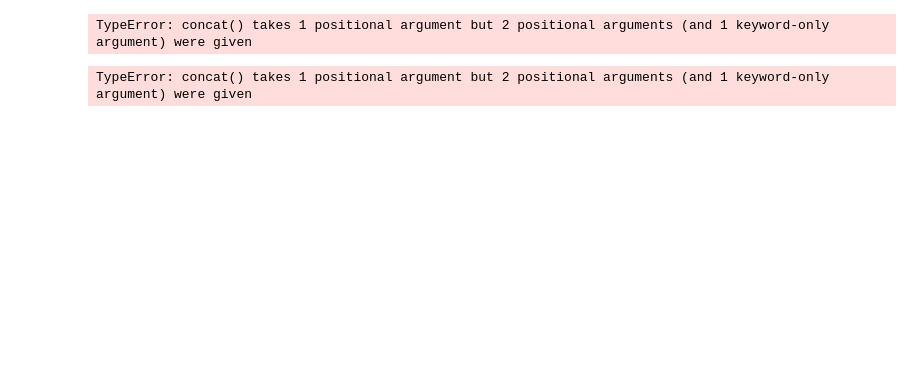
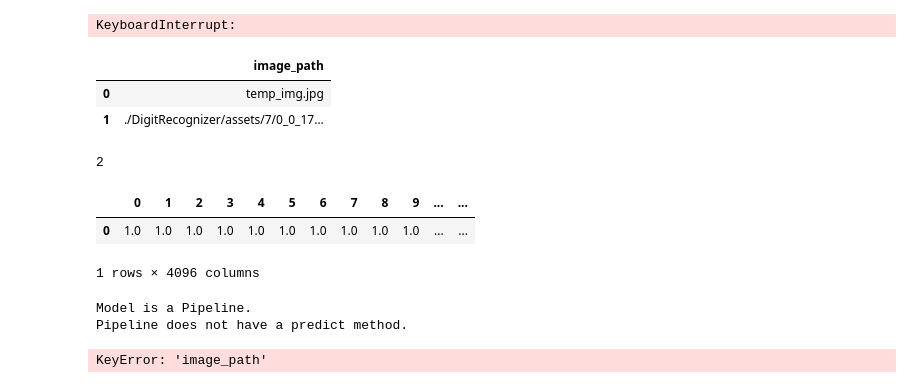
Before and after one commit to CatsPoo/SudokoSolver, a Jupyter notebook: test.ipynb, the cells around one changed output. Saved outputs shown, nothing was run; the diff lists cells and outputs as text; code cells hidden in the pictures; blank space fills up the shorter version.

```diff
--- a/test.ipynb
+++ b/test.ipynb
@@ -7,11 +8,20 @@ df = dr.build_dataset(os.path.join('DigitRecognizer','assets'))
 # %%
 pipes = dr.generate_piplines_from_classifiers_list(dr.classifiers)
 # %%
-# pipes[1].fit_transform(df.drop(dr.NUMBER,axis=1),df[dr.NUMBER])
+for pipe in pipes:
+    pipe['vectorizer'].set_invert_image(True)
+    pipe.fit(df.drop(dr.NUMBER,axis=1),df[dr.NUMBER])
+    pipe['vectorizer'].set_invert_image(False)
 # %% [output]
-TypeError: concat() takes 1 positional argument but 2 positional arguments (and 1 keyword-only argument) were given
+KeyboardInterrupt:
-# %%
-for pipe in pipes:
-    pipe.fit_transform(df.drop(dr.NUMBER,axis=1),df[dr.NUMBER])
-# %% [output]
-TypeError: concat() takes 1 positional argument but 2 positional arguments (and 1 keyword-only argument) were given
+# %%
+best_model_pipe = dr.get_best_model_pipeline(pipes)
+# %%
+predict_dict = {'image_path' : ['temp_img.jpg','./DigitRecognizer/assets/7/0_0_172.jpeg']}
+predict_df = pd.DataFrame(predict_dict)
+# %%
+predict_df
+# %% [output]
+|  | image_path |
+| 0 | temp_img.jpg |
+| 1 | ./DigitRecognizer/assets/7/0_0_17... |
@@ -17,0 +30,26 @@ TypeError: concat() takes 1 positional argument but 2 positional arguments (and
+# %%
+for pred in prediction:
+    print(pred)
+# %% [output]
+2
+# %%
+predicted_df=  best_model_pipe['vectorizer'].transform(predict_df)
+# %%
+predicted_df
+# %% [output]
+|  | 0 | 1 | 2 | 3 | 4 | 5 | 6 | 7 | 8 | 9 | ... | ... |
+| 0 | 1.0 | 1.0 | 1.0 | 1.0 | 1.0 | 1.0 | 1.0 | 1.0 | 1.0 | 1.0 | ... | ... |
+1 rows × 4096 columns
+# %%
+from sklearn.pipeline import Pipeline
+if isinstance(best_model_pipe, Pipeline):
+    print("Model is a Pipeline.")
+    if hasattr(best_model_pipe, 'predcit'):
+        print("Pipeline has a predict method.")
+    else:
+        print("Pipeline does not have a predict method.")
+else:
+    print("Loaded object is not a Pipeline.")
+# %% [output]
+Model is a Pipeline.
+Pipeline does not have a predict method.
@@ -17,0 +61,4 @@ TypeError: concat() takes 1 positional argument but 2 positional arguments (and
+# %%
+best_model_pipe.predict(pd.DataFrame({'x':[1,2,3]}))
+# %% [output]
+KeyError: 'image_path'
```
Also changed, not shown: parts of 3 cells of this notebook, 6 other files.
